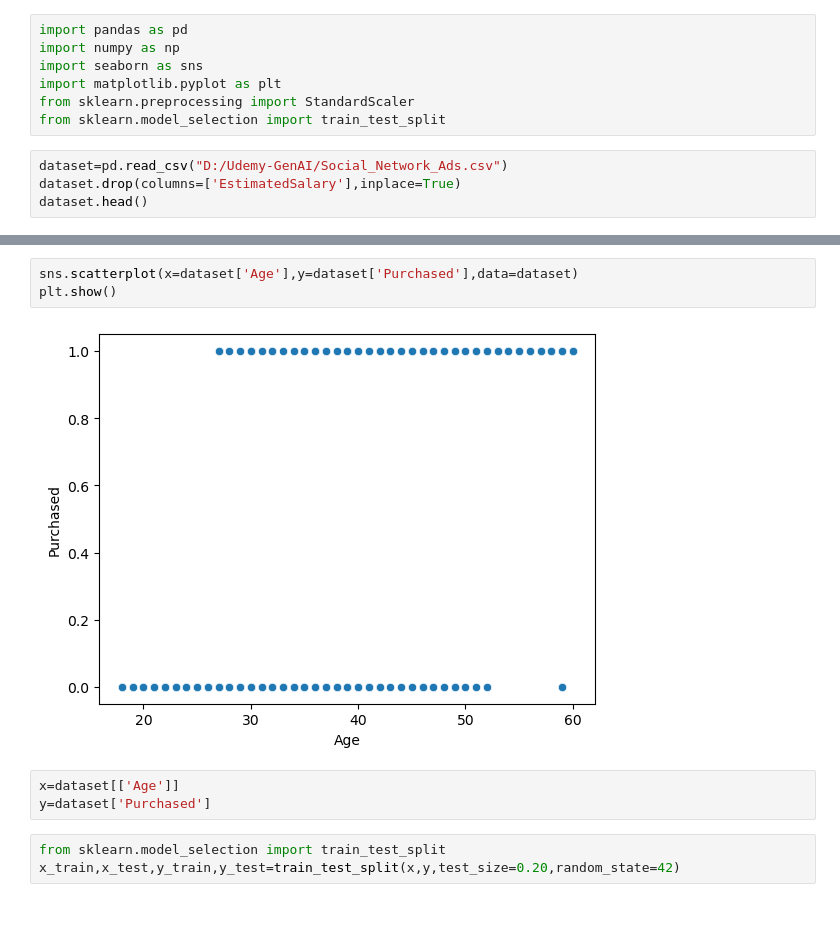
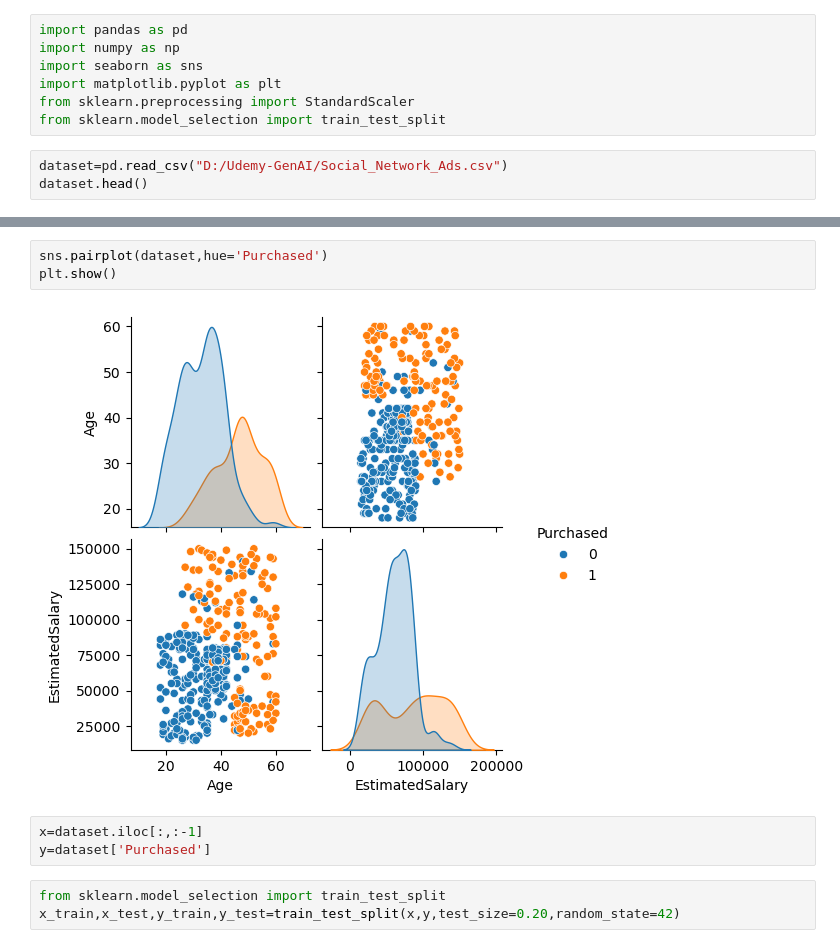
Before and after one commit to 07fahim/Python, a Jupyter notebook: Python/Data Cleaning/Imbalance dataset handling.ipynb, the cells around one changed output, grey strips where cells are left out. Drawn from its saved outputs; the diff is of its cells as text; blank space fills up the shorter version.

```diff
--- a/Python/Data Cleaning/Imbalance dataset handling.ipynb
+++ b/Python/Data Cleaning/Imbalance dataset handling.ipynb
@@ -7,6 +7,5 @@ from sklearn.preprocessing import StandardScaler
 from sklearn.model_selection import train_test_split
 # %%
 dataset=pd.read_csv("D:/Udemy-GenAI/Social_Network_Ads.csv")
-dataset.drop(columns=['EstimatedSalary'],inplace=True)
 dataset.head()
 # %% [output]
@@ -19,10 +25,10 @@ dataset.head()
 # %%
-sns.scatterplot(x=dataset['Age'],y=dataset['Purchased'],data=dataset)
+sns.pairplot(dataset,hue='Purchased')
 plt.show()
 # %% [output]
-[figure, old version]
+[figure, new version]
 # %%
-x=dataset[['Age']]
+x=dataset.iloc[:,:-1]
 y=dataset['Purchased']
 # %%
 from sklearn.model_selection import train_test_split
```
Also changed, not shown: parts of 5 cells of this notebook, 9 other files.
